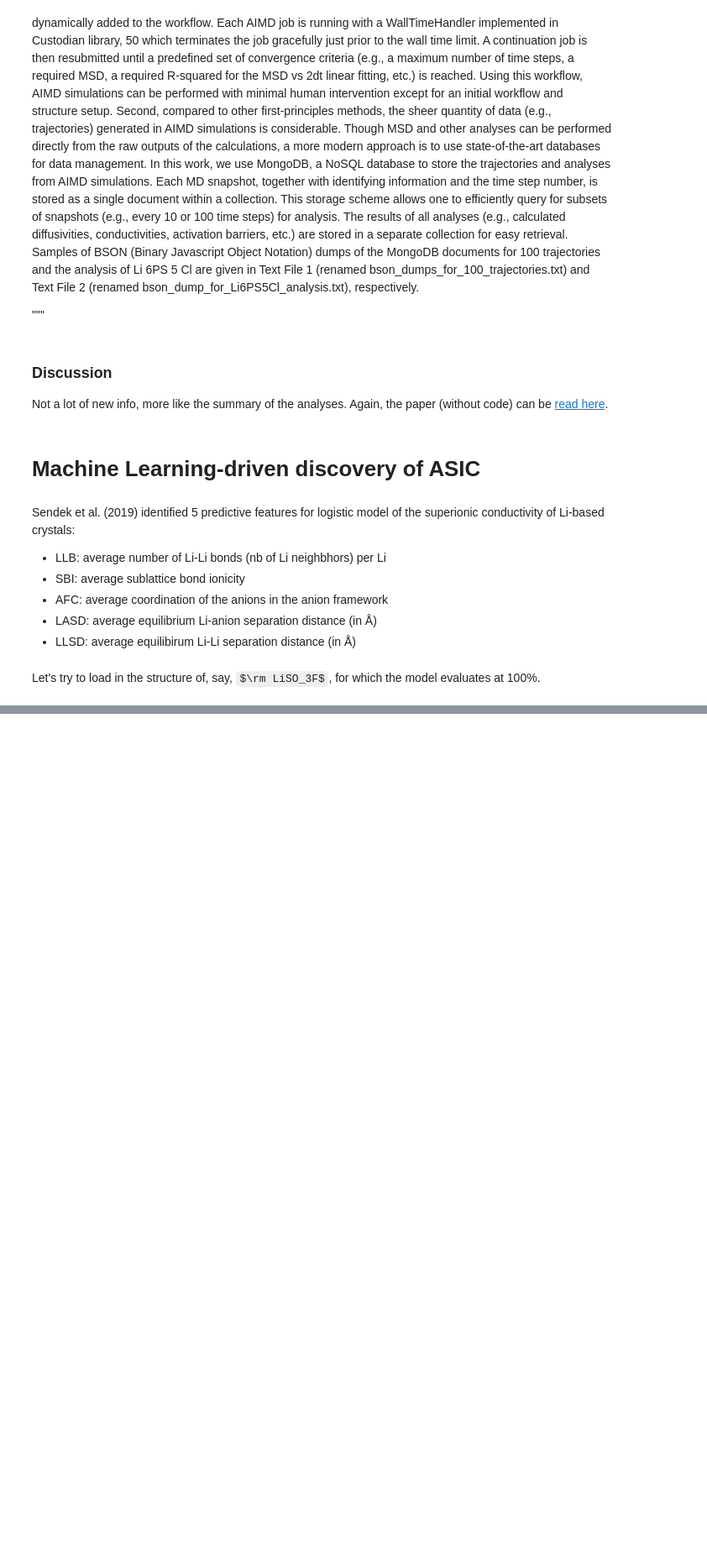
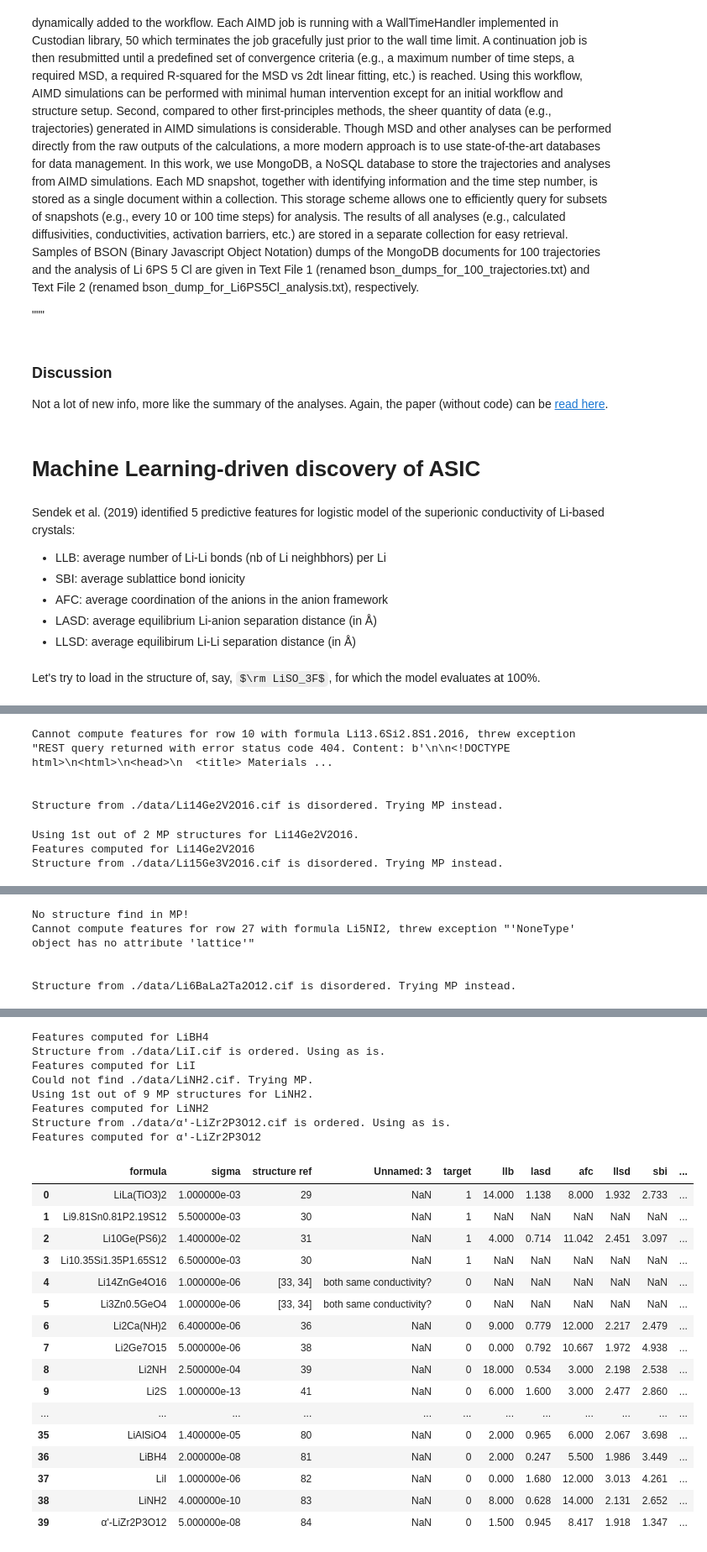
Before and after one commit to michaelmorin1/ml-driven-asic-design, a Jupyter notebook: deng_et_al_2016/Intro_to_Computational_Electrochemistry_and_ASIC_design_with_Pygenmat.ipynb, the cells around one changed output, grey strips where cells are left out. Shown at 84% size. Drawn from its saved outputs; the diff is of its cells as text; code cells hidden in the pictures; some formulas as TeX source; blank space fills up the shorter version.

Commit message:
Functional Sendek's features computed for ordered/MP structures

```diff
--- a/deng_et_al_2016/Intro_to_Computational_Electrochemistry_and_ASIC_design_with_Pygenmat.ipynb
+++ b/deng_et_al_2016/Intro_to_Computational_Electrochemistry_and_ASIC_design_with_Pygenmat.ipynb
@@ -1430,0 +1793,18 @@ Sendek_Logistic_Model(structure).sic_prob
+# %%
+df = pd.read_csv('sendek_logistic_training_data.csv')
+formulas = df['formula']
+missing_files = []
+for formula in formulas:
+    fname = f'./data/{formula}.cif'
+    if os.path.exists(fname):
+        cif = CifParser(
+                fname,
+                occupancy_tolerance=2,  # def = 1
+                site_tolerance=10e-5  # def = 10-4
+        )
+        structures = cif.get_structures()
+        assert len(structures) == 1
+        print(f'1 structures read for ', fname, '\n\n')
+    else:
+        missing_files.append(fname)
+print(f'!!! {len(missing_files)} files {missing_files} do NOT exist !!! \n\n')
@@ -1430,0 +1894,3 @@ Sendek_Logistic_Model(structure).sic_prob
+# %%
+model = Sendek_Logistic_Model(formulas[0])
+print(model.structure)
@@ -1430,0 +1917,21 @@ Sendek_Logistic_Model(structure).sic_prob
+# %%
+df = pd.read_csv('sendek_logistic_training_data.csv')
+df['target'] = (df['sigma'] >= 10e-4).astype(int)
+df[['llb', 'lasd', 'afc', 'llsd', 'sbi']] = 0
+
+for i, row in df.iterrows():
+    try:
+        model = Sendek_Logistic_Model(row['formula'])
+        features = model.features
+        structure_source = model.structure_source
+    # If it cannot find any materials with the (exp) formula, print the
+    # exception and let the features = NaN
+    except Exception as e:
+        print(f'Cannot compute features for row {i} with formula {row["formula"]}, threw exception "{e}"\n\n')
+        features = (None,) * 5
+        structure_source = None
+
+    df.loc[i, ['llb', 'lasd','afc', 'llsd', 'sbi', 'structure_source']] = (*features, structure_source)
+
+df
+# %% [output]
@@ -1430,0 +1992,7 @@ Sendek_Logistic_Model(structure).sic_prob
+Cannot compute features for row 10 with formula Li13.6Si2.8S1.2O16, threw exception "REST query returned with error status code 404. Content: b'\n\n<!DOCTYPE html>\n<html>\n<head>\n  <title> Materials ...
+
+
+Structure from ./data/Li14Ge2V2O16.cif is disordered. Trying MP instead.
+Using 1st out of 2 MP structures for Li14Ge2V2O16.
+Features computed for Li14Ge2V2O16
+Structure from ./data/Li15Ge3V2O16.cif is disordered. Trying MP instead.
@@ -1430,0 +2016,5 @@ Sendek_Logistic_Model(structure).sic_prob
+No structure find in MP!
+Cannot compute features for row 27 with formula Li5NI2, threw exception "'NoneType' object has no attribute 'lattice'"
+
+
+Structure from ./data/Li6BaLa2Ta2O12.cif is disordered. Trying MP instead.
@@ -1430,0 +2038,25 @@ Sendek_Logistic_Model(structure).sic_prob
+Features computed for LiBH4
+Structure from ./data/LiI.cif is ordered. Using as is.
+Features computed for LiI
+Could not find ./data/LiNH2.cif. Trying MP.
+Using 1st out of 9 MP structures for LiNH2.
+Features computed for LiNH2
+Structure from ./data/α'-LiZr2P3O12.cif is ordered. Using as is.
+Features computed for α'-LiZr2P3O12
+|  | formula | sigma | structure ref | Unnamed: 3 | target | llb | lasd | afc | llsd | sbi | ... |
+| 0 | LiLa(TiO3)2 | 1.000000e-03 | 29 | NaN | 1 | 14.000 | 1.138 | 8.000 | 1.932 | 2.733 | ... |
+| 1 | Li9.81Sn0.81P2.19S12 | 5.500000e-03 | 30 | NaN | 1 | NaN | NaN | NaN | NaN | NaN | ... |
+| 2 | Li10Ge(PS6)2 | 1.400000e-02 | 31 | NaN | 1 | 4.000 | 0.714 | 11.042 | 2.451 | 3.097 | ... |
+| 3 | Li10.35Si1.35P1.65S12 | 6.500000e-03 | 30 | NaN | 1 | NaN | NaN | NaN | NaN | NaN | ... |
+| 4 | Li14ZnGe4O16 | 1.000000e-06 | [33, 34] | both same conductivity? | 0 | NaN | NaN | NaN | NaN | NaN | ... |
+| 5 | Li3Zn0.5GeO4 | 1.000000e-06 | [33, 34] | both same conductivity? | 0 | NaN | NaN | NaN | NaN | NaN | ... |
+| 6 | Li2Ca(NH)2 | 6.400000e-06 | 36 | NaN | 0 | 9.000 | 0.779 | 12.000 | 2.217 | 2.479 | ... |
+| 7 | Li2Ge7O15 | 5.000000e-06 | 38 | NaN | 0 | 0.000 | 0.792 | 10.667 | 1.972 | 4.938 | ... |
+| 8 | Li2NH | 2.500000e-04 | 39 | NaN | 0 | 18.000 | 0.534 | 3.000 | 2.198 | 2.538 | ... |
+| 9 | Li2S | 1.000000e-13 | 41 | NaN | 0 | 6.000 | 1.600 | 3.000 | 2.477 | 2.860 | ... |
+| ... | ... | ... | ... | ... | ... | ... | ... | ... | ... | ... | ... |
+| 35 | LiAlSiO4 | 1.400000e-05 | 80 | NaN | 0 | 2.000 | 0.965 | 6.000 | 2.067 | 3.698 | ... |
+| 36 | LiBH4 | 2.000000e-08 | 81 | NaN | 0 | 2.000 | 0.247 | 5.500 | 1.986 | 3.449 | ... |
+| 37 | LiI | 1.000000e-06 | 82 | NaN | 0 | 0.000 | 1.680 | 12.000 | 3.013 | 4.261 | ... |
+| 38 | LiNH2 | 4.000000e-10 | 83 | NaN | 0 | 8.000 | 0.628 | 14.000 | 2.131 | 2.652 | ... |
+| 39 | α'-LiZr2P3O12 | 5.000000e-08 | 84 | NaN | 0 | 1.500 | 0.945 | 8.417 | 1.918 | 1.347 | ... |
```
Also changed, not shown: parts of 47 cells of this notebook.
